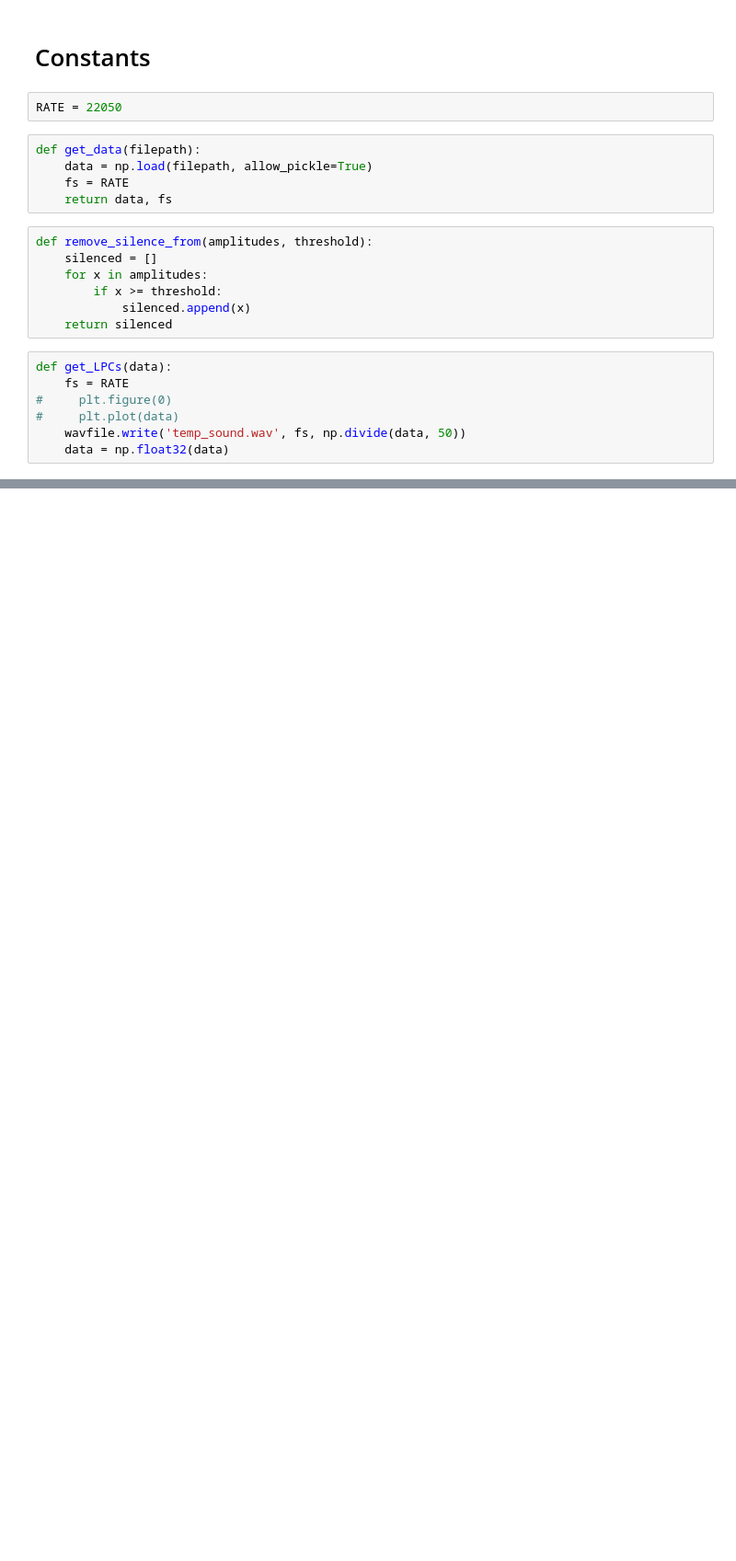
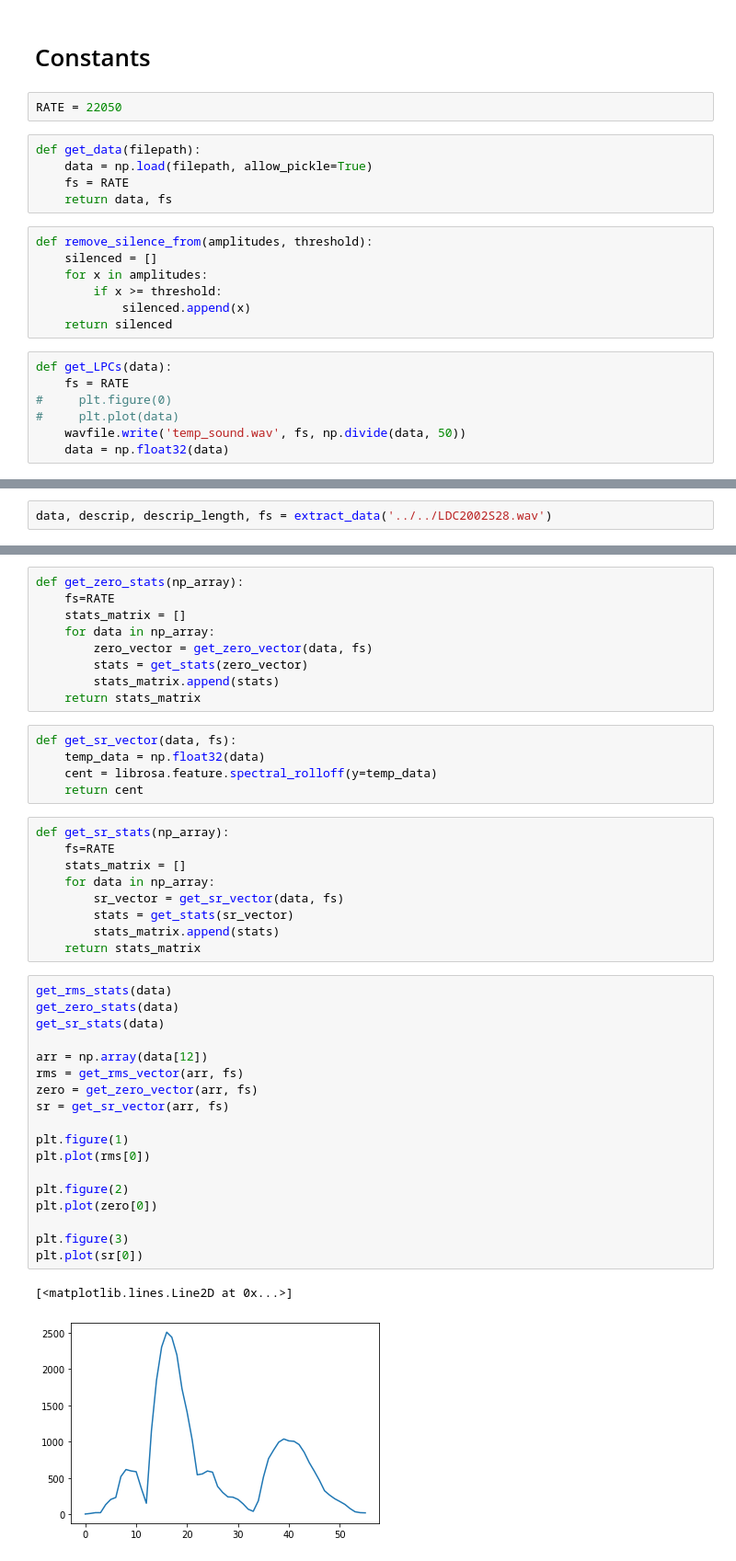
Before and after one commit to QuantumArjun/Emote-X, a Jupyter notebook: Emotion/Linear Predictive Coding.ipynb, the cells around one changed output, grey strips where cells are left out. Shown: that part at 92% size. Saved outputs shown, nothing was run; the diff lists cells and outputs as text; blank space fills up the shorter version.

Commit message:
Added features such as RMS, spectral rolloff, and zero crossing rate

```diff
--- a/Emotion/Linear Predictive Coding.ipynb
+++ b/Emotion/Linear Predictive Coding.ipynb
@@ -75,0 +56,2 @@ extract_data('../../LDC2002S28.wav')
+# %%
+data, descrip, descrip_length, fs = extract_data('../../LDC2002S28.wav')
@@ -75,0 +93,44 @@ extract_data('../../LDC2002S28.wav')
+# %%
+def get_zero_stats(np_array):
+    fs=RATE
+    stats_matrix = []
+    for data in np_array:
+        zero_vector = get_zero_vector(data, fs)
+        stats = get_stats(zero_vector)
+        stats_matrix.append(stats)
+    return stats_matrix
+# %%
+def get_sr_vector(data, fs):
+    temp_data = np.float32(data)
+    cent = librosa.feature.spectral_rolloff(y=temp_data)
+    return cent
+# %%
+def get_sr_stats(np_array):
+    fs=RATE
+    stats_matrix = []
+    for data in np_array:
+        sr_vector = get_sr_vector(data, fs)
+        stats = get_stats(sr_vector)
+        stats_matrix.append(stats)
+    return stats_matrix
+# %%
+get_rms_stats(data)
+get_zero_stats(data)
+get_sr_stats(data)
+
+arr = np.array(data[12])
+rms = get_rms_vector(arr, fs)
+zero = get_zero_vector(arr, fs)
+sr = get_sr_vector(arr, fs)
+
+plt.figure(1)
+plt.plot(rms[0])
+
+plt.figure(2)
+plt.plot(zero[0])
+
+plt.figure(3)
+plt.plot(sr[0])
+# %% [output]
+[<matplotlib.lines.Line2D at 0x...>]
+[figure, added]
```
Also changed, not shown: parts of 7 cells of this notebook, 1 other file.
